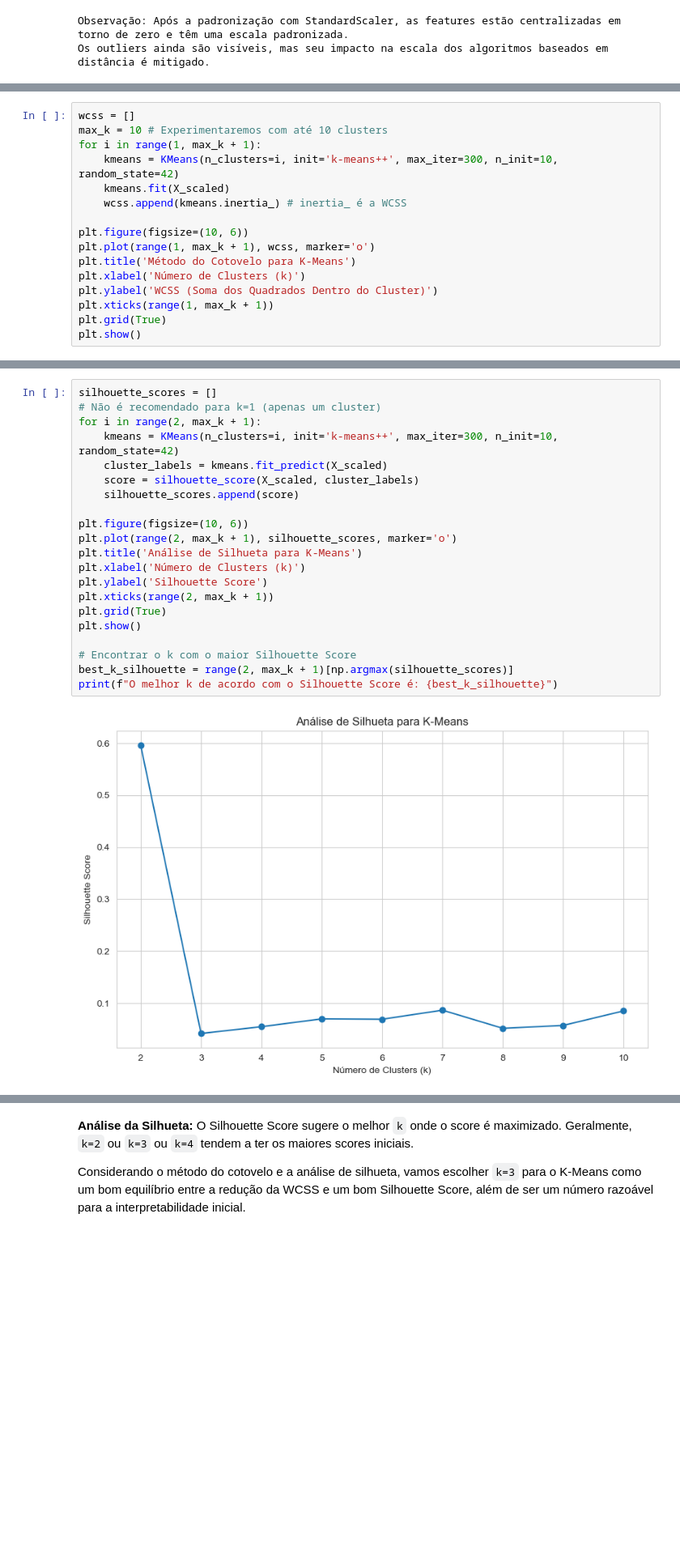
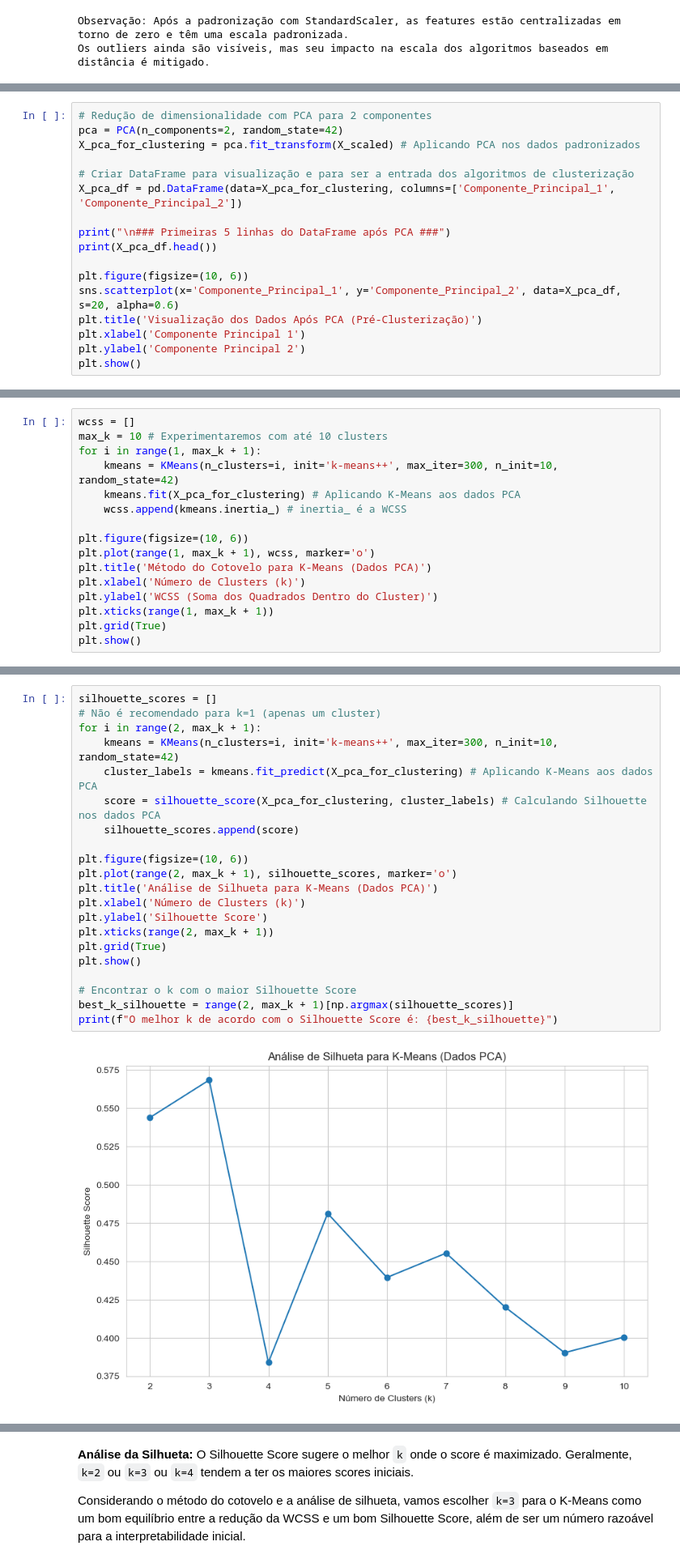
Before and after one commit to MLGODS/Project02-UnsupervisedLearning, a Jupyter notebook: Trabalho_de_Clusterização_de_Comportamento_de_Compras_Online.ipynb, the cells around one changed output, grey strips where cells are left out. Shown at 81% size. Cells and saved outputs as stored; diff of their text form; blank space fills up the shorter version.

```diff
--- a/Trabalho_de_Clusterização_de_Comportamento_de_Compras_Online.ipynb
+++ b/Trabalho_de_Clusterização_de_Comportamento_de_Compras_Online.ipynb
@@ -379,0 +388,17 @@ Os outliers ainda são visíveis, mas seu impacto na escala dos algoritmos basea
+# %%
+# Redução de dimensionalidade com PCA para 2 componentes
+pca = PCA(n_components=2, random_state=42)
+X_pca_for_clustering = pca.fit_transform(X_scaled) # Aplicando PCA nos dados padronizados
+
+# Criar DataFrame para visualização e para ser a entrada dos algoritmos de clusterização
+X_pca_df = pd.DataFrame(data=X_pca_for_clustering, columns=['Componente_Principal_1', 'Componente_Principal_2'])
+
+print("\n### Primeiras 5 linhas do DataFrame após PCA ###")
+print(X_pca_df.head())
+
+plt.figure(figsize=(10, 6))
+sns.scatterplot(x='Componente_Principal_1', y='Componente_Principal_2', data=X_pca_df, s=20, alpha=0.6)
+plt.title('Visualização dos Dados Após PCA (Pré-Clusterização)')
+plt.xlabel('Componente Principal 1')
+plt.ylabel('Componente Principal 2')
+plt.show()
@@ -396,12 +457,12 @@ wcss = []
 max_k = 10 # Experimentaremos com até 10 clusters
 for i in range(1, max_k + 1):
     kmeans = KMeans(n_clusters=i, init='k-means++', max_iter=300, n_init=10, random_state=42)
-    kmeans.fit(X_scaled)
+    kmeans.fit(X_pca_for_clustering) # Aplicando K-Means aos dados PCA
     wcss.append(kmeans.inertia_) # inertia_ é a WCSS
 
 plt.figure(figsize=(10, 6))
 plt.plot(range(1, max_k + 1), wcss, marker='o')
-plt.title('Método do Cotovelo para K-Means')
+plt.title('Método do Cotovelo para K-Means (Dados PCA)')
 plt.xlabel('Número de Clusters (k)')
 plt.ylabel('WCSS (Soma dos Quadrados Dentro do Cluster)')
 plt.xticks(range(1, max_k + 1))
@@ -419,23 +480,23 @@ O Silhouette Score mede quão similar um objeto é ao seu próprio cluster (coes
 # %%
 silhouette_scores = []
 # Não é recomendado para k=1 (apenas um cluster)
 for i in range(2, max_k + 1):
     kmeans = KMeans(n_clusters=i, init='k-means++', max_iter=300, n_init=10, random_state=42)
-    cluster_labels = kmeans.fit_predict(X_scaled)
-    score = silhouette_score(X_scaled, cluster_labels)
+    cluster_labels = kmeans.fit_predict(X_pca_for_clustering) # Aplicando K-Means aos dados PCA
+    score = silhouette_score(X_pca_for_clustering, cluster_labels) # Calculando Silhouette nos dados PCA
     silhouette_scores.append(score)
 
 plt.figure(figsize=(10, 6))
 plt.plot(range(2, max_k + 1), silhouette_scores, marker='o')
-plt.title('Análise de Silhueta para K-Means')
+plt.title('Análise de Silhueta para K-Means (Dados PCA)')
 plt.xlabel('Número de Clusters (k)')
 plt.ylabel('Silhouette Score')
 plt.xticks(range(2, max_k + 1))
 plt.grid(True)
 plt.show()
 
 # Encontrar o k com o maior Silhouette Score
 best_k_silhouette = range(2, max_k + 1)[np.argmax(silhouette_scores)]
 print(f"O melhor k de acordo com o Silhouette Score é: {best_k_silhouette}")
 # %% [output]
-[figure, old version]
+[figure, new version]
```
Also changed, not shown: parts of 28 cells of this notebook.
